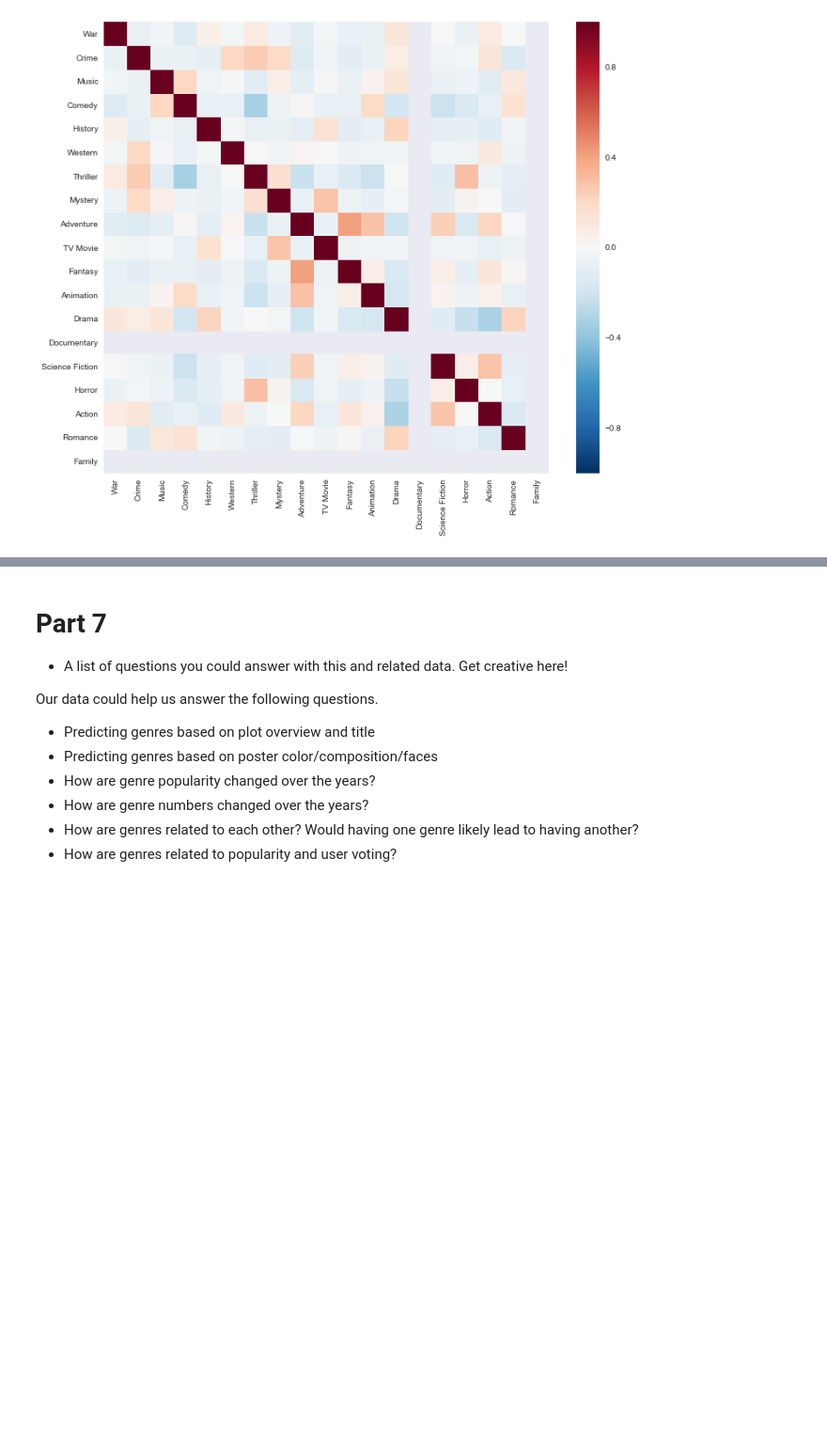
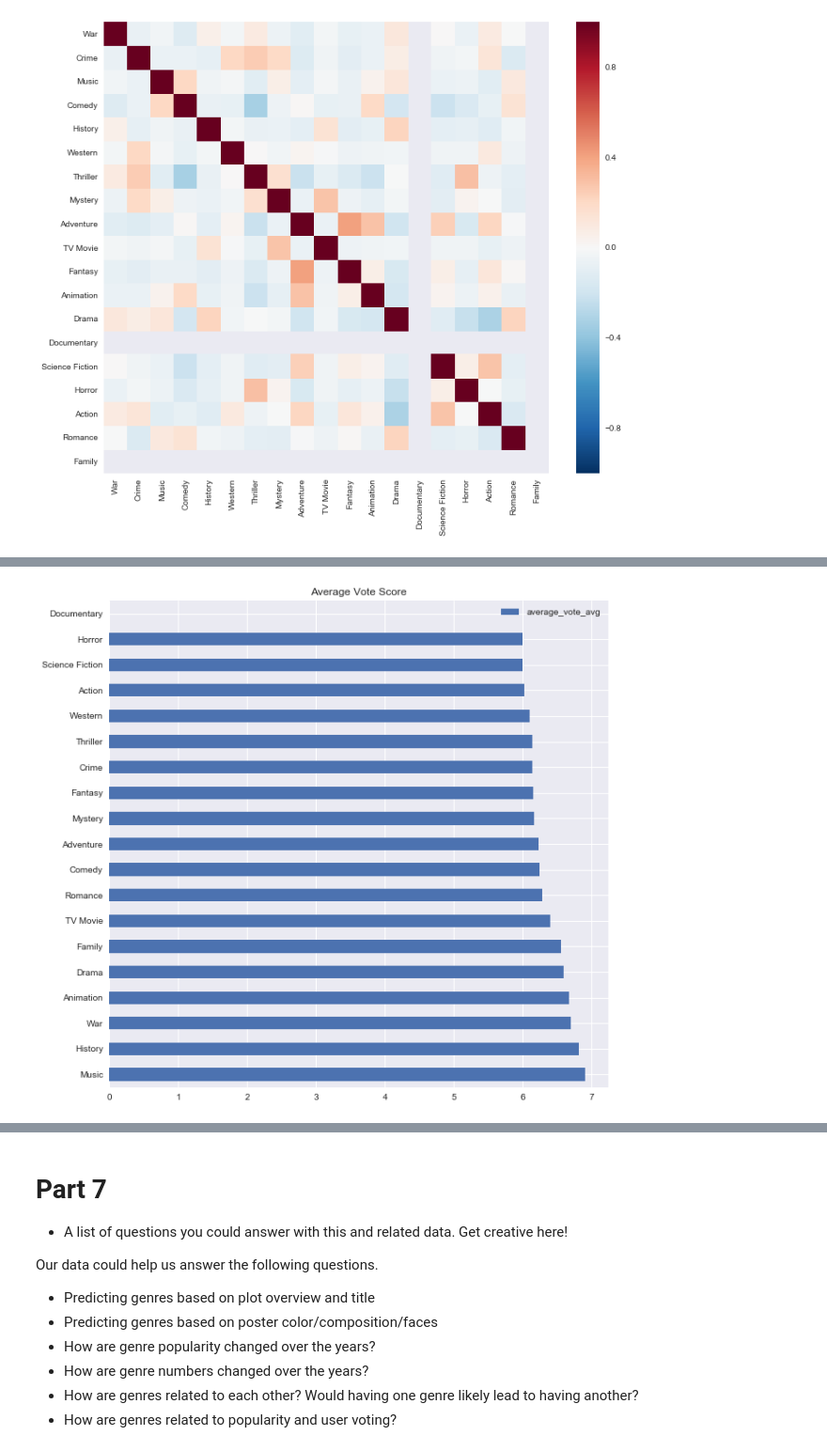
Before and after one commit to xinche/CS109bFinalProject, a Jupyter notebook: FinalProject.ipynb, the cells around one changed output, grey strips where cells are left out. Shown: that part at 94% size. Saved outputs shown, nothing was run; the diff lists cells and outputs as text; code cells hidden in the pictures; blank space fills up the shorter version.

```diff
--- a/FinalProject.ipynb
+++ b/FinalProject.ipynb
@@ -485,0 +523,11 @@ genre_top200
+# %%
+# EDA: average vote average
+vote2 = {'genre': genre_top200.genre, 'average_vote_avg': genre_top200.average_vote_avg}
+vote_df2 = pd.DataFrame(data = vote2)
+vote_df2 = vote_df2.sort_values('average_vote_avg', ascending=False)
+vote_df2_plt2 = vote_df2[['average_vote_avg']].plot.barh(stacked=True, title = 'Average Vote Score', figsize=(10, 10))
+labels = vote_df2.genre.values
+plt.yticks(range(len(labels)), labels)
+plt.show()
+# %% [output]
+[figure, added]
```
Also changed, not shown: parts of 10 cells of this notebook.
